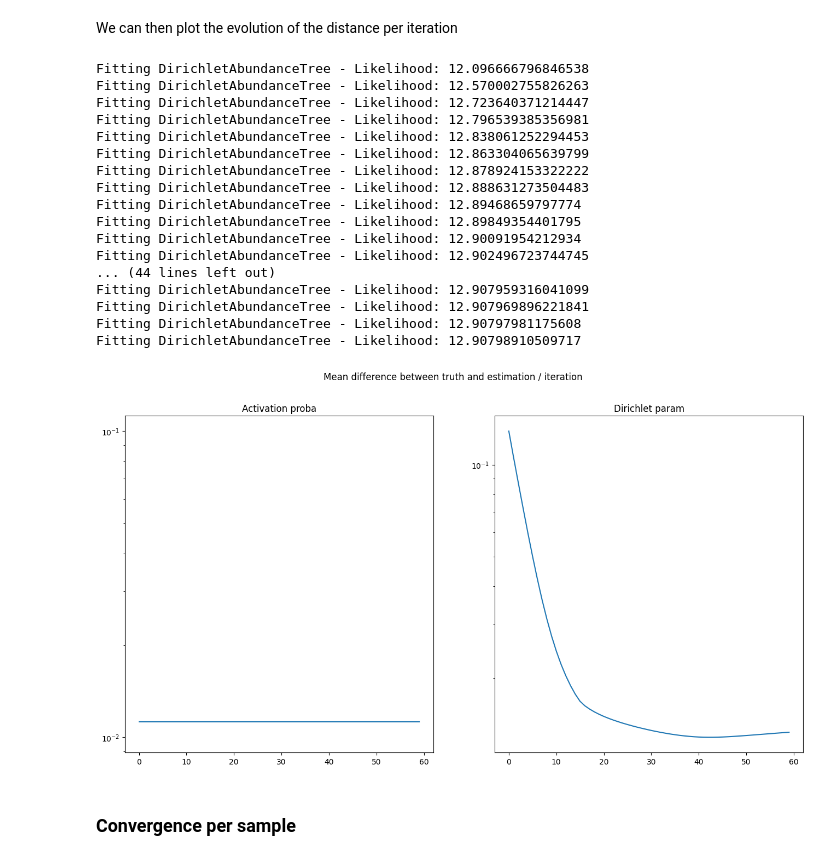
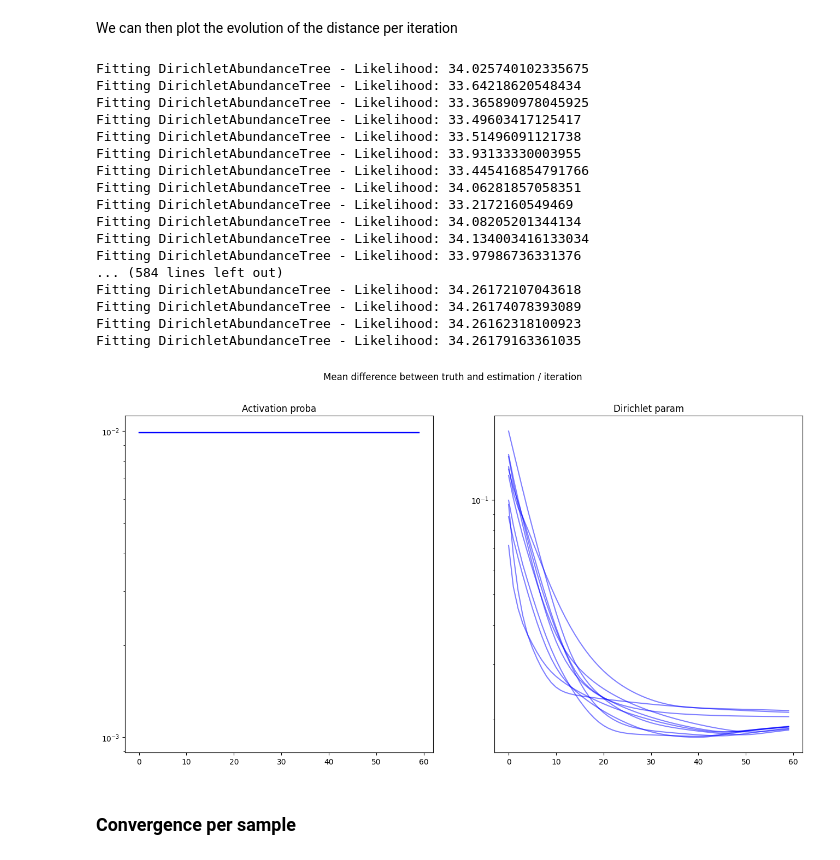
Before and after one commit to AlexandreChaussard/Stage-Microbiote, a Jupyter notebook: Microbiota-Generative-Models/src/playground/bernoulli_tree/benchmark_bernoulli_tree.ipynb, the cells around one changed output. Drawn from its saved outputs; the diff is of its cells as text; code cells hidden in the pictures.

```diff
--- a/Microbiota-Generative-Models/src/playground/bernoulli_tree/benchmark_bernoulli_tree.ipynb
+++ b/Microbiota-Generative-Models/src/playground/bernoulli_tree/benchmark_bernoulli_tree.ipynb
@@ -192,0 +241,15 @@ alpha | node 10 : [0.04753805 0.19261344]  -  [0.0523806  0.19961879]
+# %%
+fig, axs = plt.subplots(1, 2, figsize=(8, 4))
+
+for i in range(len(prior_list)):
+    prior = prior_list[i]
+    posterior = posterior_list[i]
+    activation_proba_difference, dirichlet_params_difference = compute_params_difference(prior, posterior, printValues=True)
+    axs[0].plot(activation_proba_difference, color='blue', alpha=0.5)
+    axs[1].plot(dirichlet_params_difference, color='blue', alpha=0.5)
+    axs[0].set_title("Activation params")
+    axs[1].set_title("Dirichlet params")
+    axs[1].set_yscale("log")
+    axs[0].set_yscale("log")
+fig.suptitle("Distance between truth and estimation")
+plt.show()
@@ -197,49 +279,51 @@ We can then plot the evolution of the distance per iteration
 # %%
 max_iter = 60
 
 prior = BernoulliTreePrior(global_tree.adjacent_matrix, activation_probabilities={})
-posterior = DirichletAbundanceTreePosterior(global_tree, dirichlet_parameters={})
+posterior_list = [DirichletAbundanceTreePosterior(global_tree, dirichlet_parameters={}) for _ in range(n_repeat)]
 
 prior.fit(trees)
 
-activation_proba_mean_difference = np.zeros(max_iter)
-dirichlet_params_mean_difference = np.zeros(max_iter)
+activation_proba_mean_difference = np.zeros((n_repeat, max_iter))
+dirichlet_params_mean_difference = np.zeros((n_repeat, max_iter))
 
 for i in range(max_iter):
 
-    posterior.fit(trees, n_iter=1)
-    activation_proba_difference, dirichlet_params_difference = compute_params_difference(prior, posterior)
+    for k, posterior in enumerate(posterior_list):
+        posterior.fit(trees, n_iter=1)
+        activation_proba_difference, dirichlet_params_difference = compute_params_difference(prior, posterior)
 
-    activation_proba_mean_difference[i] = activation_proba_difference.mean()
-    dirichlet_params_mean_difference[i] = dirichlet_params_difference.mean()
+        activation_proba_mean_difference[k][i] = activation_proba_difference.mean()
+        dirichlet_params_mean_difference[k][i] = dirichlet_params_difference.mean()
 
 fig, axs = plt.subplots(1, 2, figsize=(16,8))
 fig.suptitle("Mean difference between truth and estimation / iteration")
 axs[0].set_title("Activation proba")
 axs[1].set_title("Dirichlet param")
-axs[0].plot(activation_proba_mean_difference)
-axs[1].plot(dirichlet_params_mean_difference)
+for k in range(n_repeat):
+    axs[0].plot(activation_proba_mean_difference[k], color='blue', alpha=0.5)
+    axs[1].plot(dirichlet_params_mean_difference[k], color='blue', alpha=0.5)
 axs[0].set_yscale('log')
 axs[1].set_yscale('log')
 # %% [output]
-Fitting DirichletAbundanceTree - Likelihood: 12.096666796846538
-Fitting DirichletAbundanceTree - Likelihood: 12.570002755826263
-Fitting DirichletAbundanceTree - Likelihood: 12.723640371214447
-Fitting DirichletAbundanceTree - Likelihood: 12.796539385356981
-Fitting DirichletAbundanceTree - Likelihood: 12.838061252294453
-Fitting DirichletAbundanceTree - Likelihood: 12.863304065639799
-Fitting DirichletAbundanceTree - Likelihood: 12.878924153322222
-Fitting DirichletAbundanceTree - Likelihood: 12.888631273504483
-Fitting DirichletAbundanceTree - Likelihood: 12.89468659797774
-Fitting DirichletAbundanceTree - Likelihood: 12.89849354401795
-Fitting DirichletAbundanceTree - Likelihood: 12.90091954212934
-Fitting DirichletAbundanceTree - Likelihood: 12.902496723744745
-... (44 lines left out)
-Fitting DirichletAbundanceTree - Likelihood: 12.907959316041099
-Fitting DirichletAbundanceTree - Likelihood: 12.907969896221841
-Fitting DirichletAbundanceTree - Likelihood: 12.90797981175608
-Fitting DirichletAbundanceTree - Likelihood: 12.90798910509717
+Fitting DirichletAbundanceTree - Likelihood: 34.025740102335675
+Fitting DirichletAbundanceTree - Likelihood: 33.64218620548434
+Fitting DirichletAbundanceTree - Likelihood: 33.365890978045925
+Fitting DirichletAbundanceTree - Likelihood: 33.49603417125417
+Fitting DirichletAbundanceTree - Likelihood: 33.51496091121738
+Fitting DirichletAbundanceTree - Likelihood: 33.93133330003955
+Fitting DirichletAbundanceTree - Likelihood: 33.445416854791766
+Fitting DirichletAbundanceTree - Likelihood: 34.06281857058351
+Fitting DirichletAbundanceTree - Likelihood: 33.2172160549469
+Fitting DirichletAbundanceTree - Likelihood: 34.08205201344134
+Fitting DirichletAbundanceTree - Likelihood: 34.134003416133034
+Fitting DirichletAbundanceTree - Likelihood: 33.97986736331376
+... (584 lines left out)
+Fitting DirichletAbundanceTree - Likelihood: 34.26172107043618
+Fitting DirichletAbundanceTree - Likelihood: 34.26174078393089
+Fitting DirichletAbundanceTree - Likelihood: 34.26162318100923
+Fitting DirichletAbundanceTree - Likelihood: 34.26179163361035
-[figure, old version]
+[figure, new version]
 # %% [markdown]
 ### Convergence per sample
 # %%
```
Also changed, not shown: parts of 8 cells of this notebook, 22 other files.
